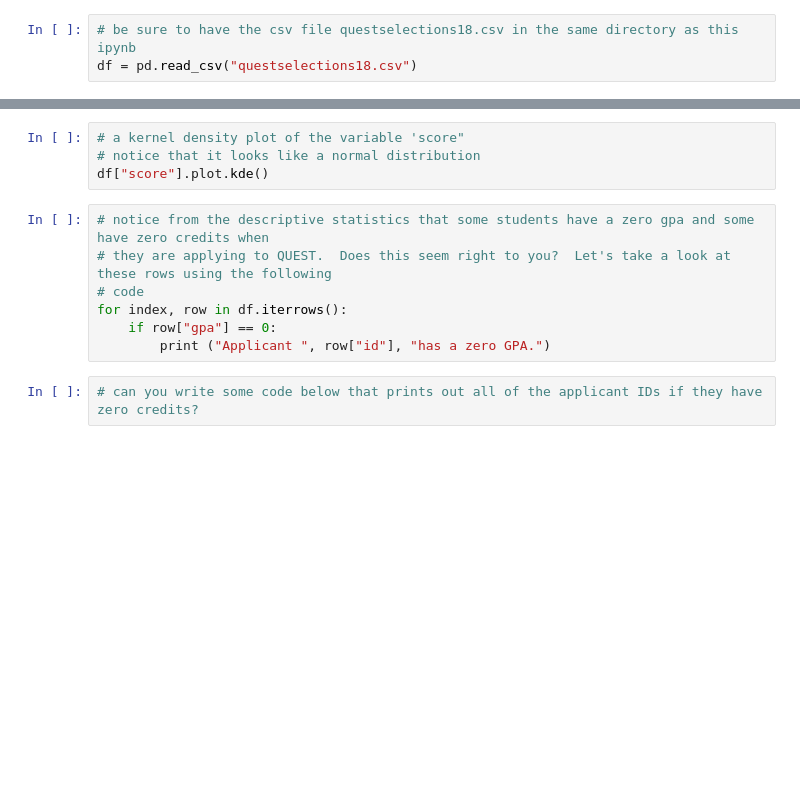
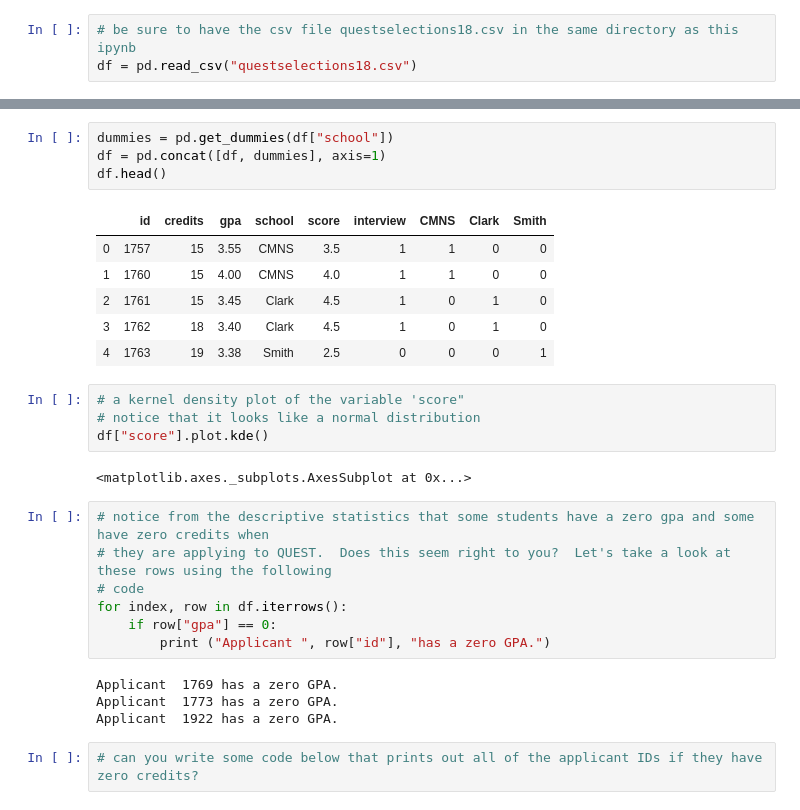
Before and after one commit to jpbailey/438a, a Jupyter notebook: questselections18.ipynb, the cells around one changed output, grey strips where cells are left out. Drawn from its saved outputs; the diff is of its cells as text; blank space fills up the shorter version.

```diff
--- a/questselections18.ipynb
+++ b/questselections18.ipynb
@@ -35,7 +52,20 @@ df.describe()
+# %%
+dummies = pd.get_dummies(df["school"])
+df = pd.concat([df, dummies], axis=1)
+df.head()
+# %% [output]
+|  | id | credits | gpa | school | score | interview | CMNS | Clark | Smith |
+| 0 | 1757 | 15 | 3.55 | CMNS | 3.5 | 1 | 1 | 0 | 0 |
+| 1 | 1760 | 15 | 4.00 | CMNS | 4.0 | 1 | 1 | 0 | 0 |
+| 2 | 1761 | 15 | 3.45 | Clark | 4.5 | 1 | 0 | 1 | 0 |
+| 3 | 1762 | 18 | 3.40 | Clark | 4.5 | 1 | 0 | 1 | 0 |
+| 4 | 1763 | 19 | 3.38 | Smith | 2.5 | 0 | 0 | 0 | 1 |
 # %%
 # a kernel density plot of the variable 'score"
 # notice that it looks like a normal distribution
 df["score"].plot.kde()
+# %% [output]
+<matplotlib.axes._subplots.AxesSubplot at 0x...>
 # %%
 # notice from the descriptive statistics that some students have a zero gpa and some have zero credits when
 # they are applying to QUEST.  Does this seem right to you?  Let's take a look at these rows using the following
@@ -43,6 +73,10 @@ df["score"].plot.kde()
 for index, row in df.iterrows():
     if row["gpa"] == 0:
         print ("Applicant ", row["id"], "has a zero GPA.")
+# %% [output]
+Applicant  1769 has a zero GPA.
+Applicant  1773 has a zero GPA.
+Applicant  1922 has a zero GPA.
 # %%
 # can you write some code below that prints out all of the applicant IDs if they have zero credits?
 # %%
```
Also changed, not shown: parts of 4 cells of this notebook, 2 other files.
